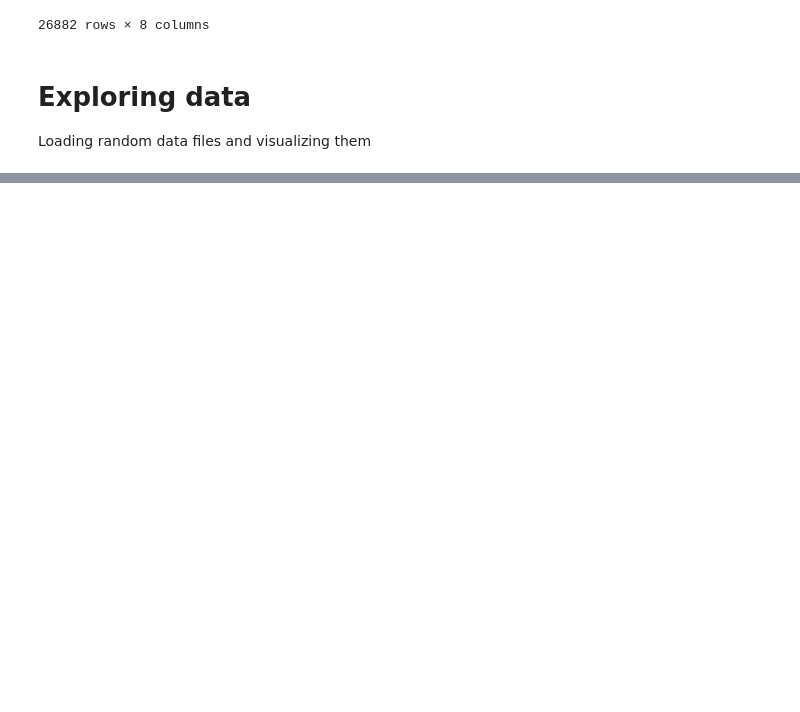
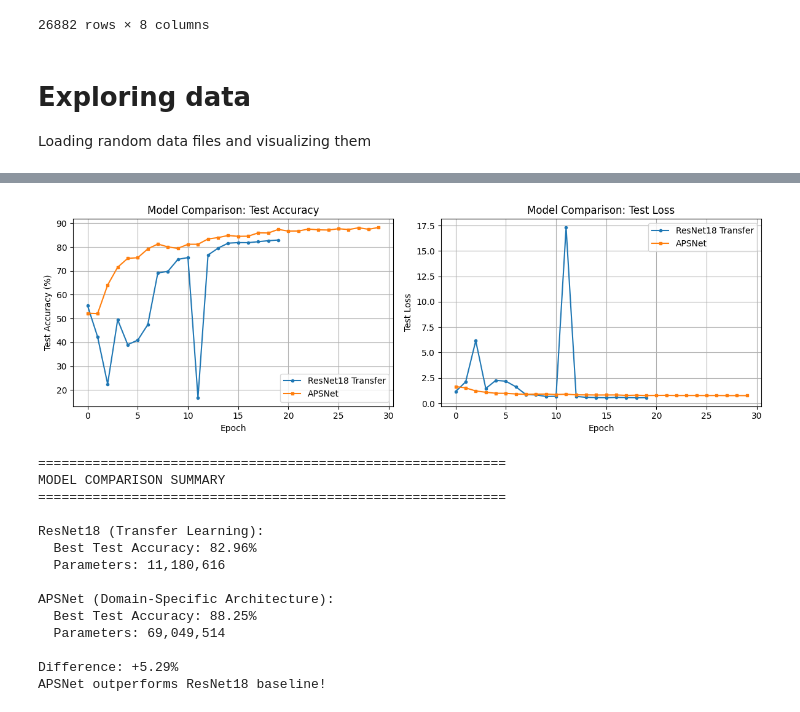
Before and after one commit to moujar/Grain-Challenge-M1-AI, a Jupyter notebook: src/read_grain_rgb_data.ipynb, the cells around one changed output, grey strips where cells are left out. Cells and saved outputs as stored; diff of their text form; code cells hidden in the pictures; blank space fills up the shorter version.

```diff
--- a/src/read_grain_rgb_data.ipynb
+++ b/src/read_grain_rgb_data.ipynb
@@ -121,0 +903,59 @@ plot_random_data(files=data_files_rgb, dir=DATA_DIR)
+# %%
+# Compare ResNet18 vs APSNet
+fig, axes = plt.subplots(1, 2, figsize=(12, 4))
+
+# Test Accuracy comparison
+axes[0].plot(history['test_acc'], label='ResNet18 Transfer', marker='o', markersize=3)
+axes[0].plot(apsnet_history['test_acc'], label='APSNet', marker='s', markersize=3)
+axes[0].set_xlabel('Epoch')
+axes[0].set_ylabel('Test Accuracy (%)')
+axes[0].set_title('Model Comparison: Test Accuracy')
+axes[0].legend()
+axes[0].grid(True)
+
+# Test Loss comparison
+axes[1].plot(history['test_loss'], label='ResNet18 Transfer', marker='o', markersize=3)
+axes[1].plot(apsnet_history['test_loss'], label='APSNet', marker='s', markersize=3)
+axes[1].set_xlabel('Epoch')
+axes[1].set_ylabel('Test Loss')
+axes[1].set_title('Model Comparison: Test Loss')
+axes[1].legend()
+axes[1].grid(True)
+
+plt.tight_layout()
+plt.savefig('../models/model_comparison.png', dpi=150)
+plt.show()
+
+print("\n" + "=" * 60)
+print("MODEL COMPARISON SUMMARY")
+print("=" * 60)
+print(f"\nResNet18 (Transfer Learning):")
+print(f"  Best Test Accuracy: {best_acc:.2f}%")
+print(f"  Parameters: {sum(p.numel() for p in model.parameters()):,}")
+
+print(f"\nAPSNet (Domain-Specific Architecture):")
+print(f"  Best Test Accuracy: {apsnet_best_acc:.2f}%")
+print(f"  Parameters: {sum(p.numel() for p in apsnet_model.parameters()):,}")
+
+improvement = apsnet_best_acc - best_acc
+print(f"\nDifference: {improvement:+.2f}%")
+if improvement > 0:
+    print("APSNet outperforms ResNet18 baseline!")
+else:
+    print("ResNet18 baseline outperforms APSNet.")
+# %% [output]
+[figure, added]
+============================================================
+MODEL COMPARISON SUMMARY
+============================================================
+
+ResNet18 (Transfer Learning):
+  Best Test Accuracy: 82.96%
+  Parameters: 11,180,616
+
+APSNet (Domain-Specific Architecture):
+  Best Test Accuracy: 88.25%
+  Parameters: 69,049,514
+
+Difference: +5.29%
+APSNet outperforms ResNet18 baseline!
```
Also changed, not shown: parts of 22 cells of this notebook, 1 other file.
